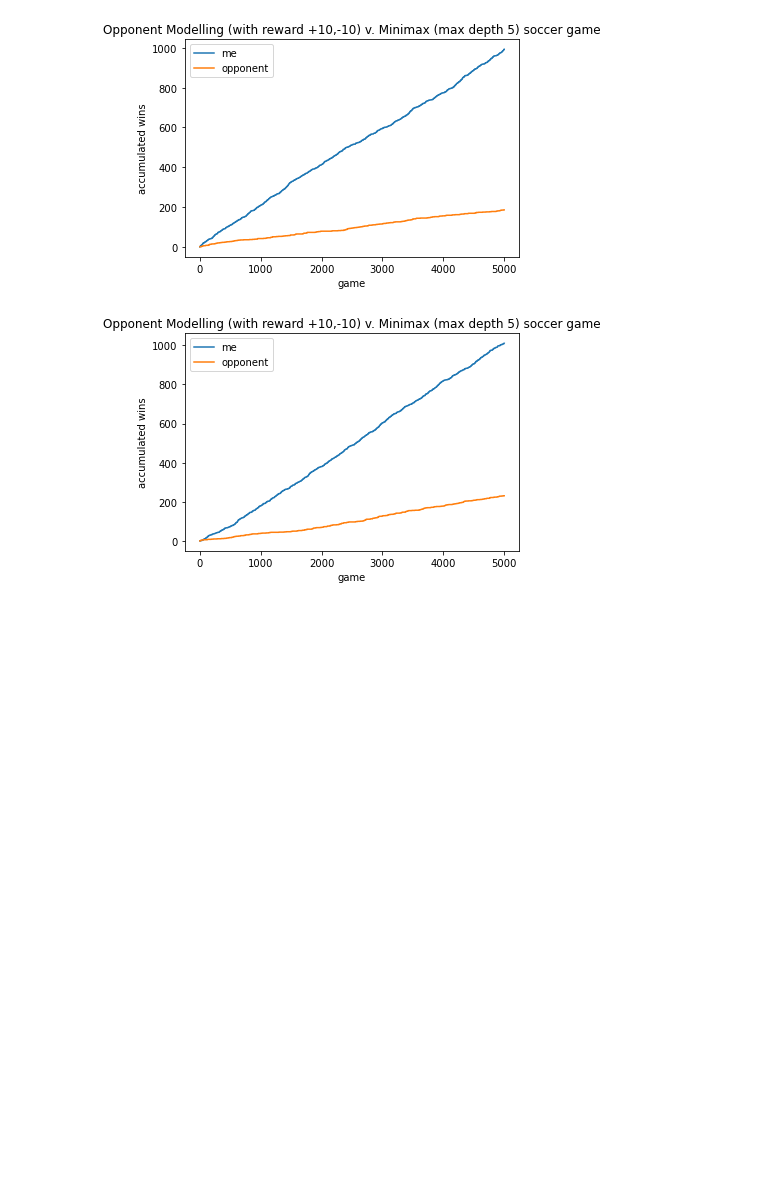
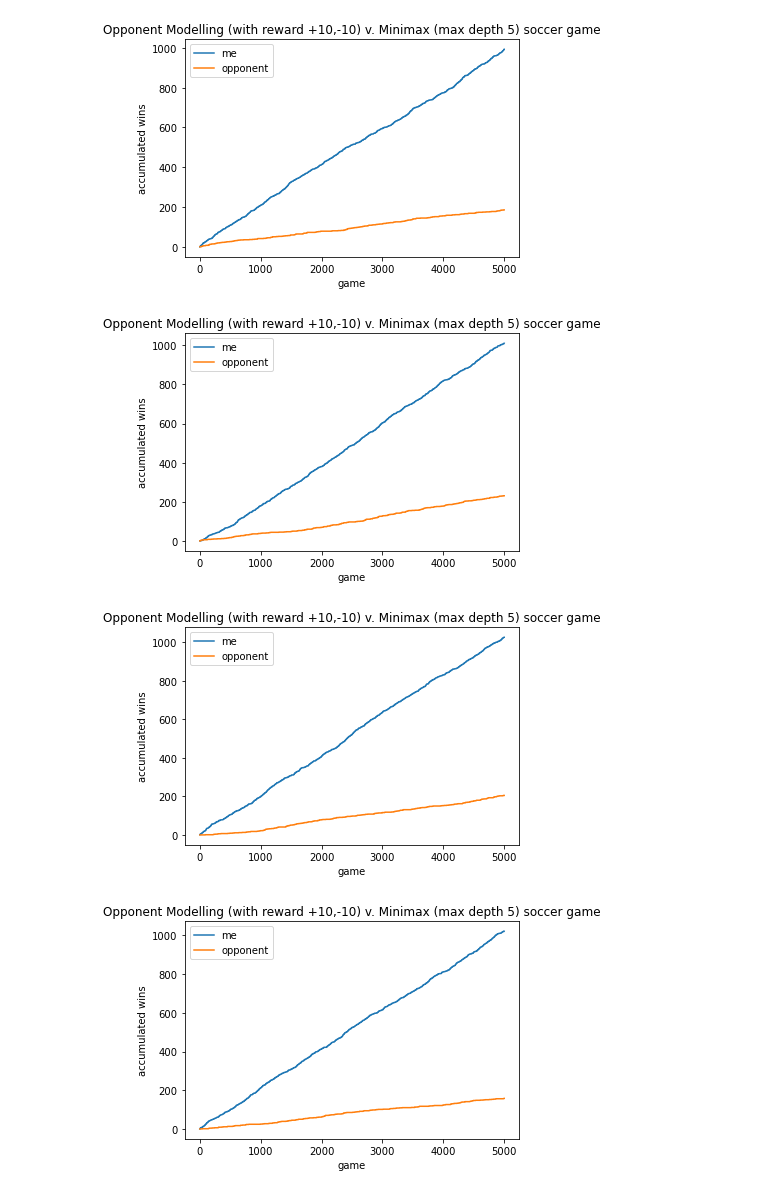
Before and after one commit to mikayla-anne/Honours-Research, a Jupyter notebook: diffrewards_lr0.8/diffrewards_lr0.8.ipynb, the cells around one changed output. Drawn from its saved outputs; the diff is of its cells as text; code cells hidden in the pictures; blank space fills up the shorter version.

```diff
--- a/diffrewards_lr0.8/diffrewards_lr0.8.ipynb
+++ b/diffrewards_lr0.8/diffrewards_lr0.8.ipynb
@@ -9,23 +9,25 @@ from scipy import stats
 # %%
 savdf1 = pd.read_csv('savingprobsg_lr1.csv', names = ['t','winner'])
 savdf1 = savdf(savdf1)
 accum_wins(savdf1)
 
 savdf2 = pd.read_csv('savingprobsg_lr2.csv', names = ['t','winner'])
 savdf2 = savdf(savdf2)
 accum_wins(savdf2)
 
-# savdf3 = pd.read_csv('savingprobs_lr1.csv', names = ['t','winner'])
-# savdf3 = savdf(savdf3)
-# accum_wins(savdf3)
+savdf3 = pd.read_csv('savingprobsg_lr3.csv', names = ['t','winner'])
+savdf3 = savdf(savdf3)
+accum_wins(savdf3)
 
-# savdf4 = pd.read_csv('savingprobs_lr1.csv', names = ['t','winner'])
-# savdf4 = savdf(savdf4)
-# accum_wins(savdf4)
+savdf4 = pd.read_csv('savingprobsg_lr4.csv', names = ['t','winner'])
+savdf4 = savdf(savdf4)
+accum_wins(savdf4)
 
-# savdf5 = pd.read_csv('savingprobs_lr1.csv', names = ['t','winner'])
-# savdf5 = savdf(savdf5)
-# accum_wins(savdf5)
+savdf5 = pd.read_csv('savingprobsg_lr5.csv', names = ['t','winner'])
+savdf5 = savdf(savdf5)
+accum_wins(savdf5)
 # %% [output]
 [figure]
 [figure]
+[figure, added]
+[figure, added]
```
Also changed, not shown: parts of 3 cells of this notebook, 27 other files.
